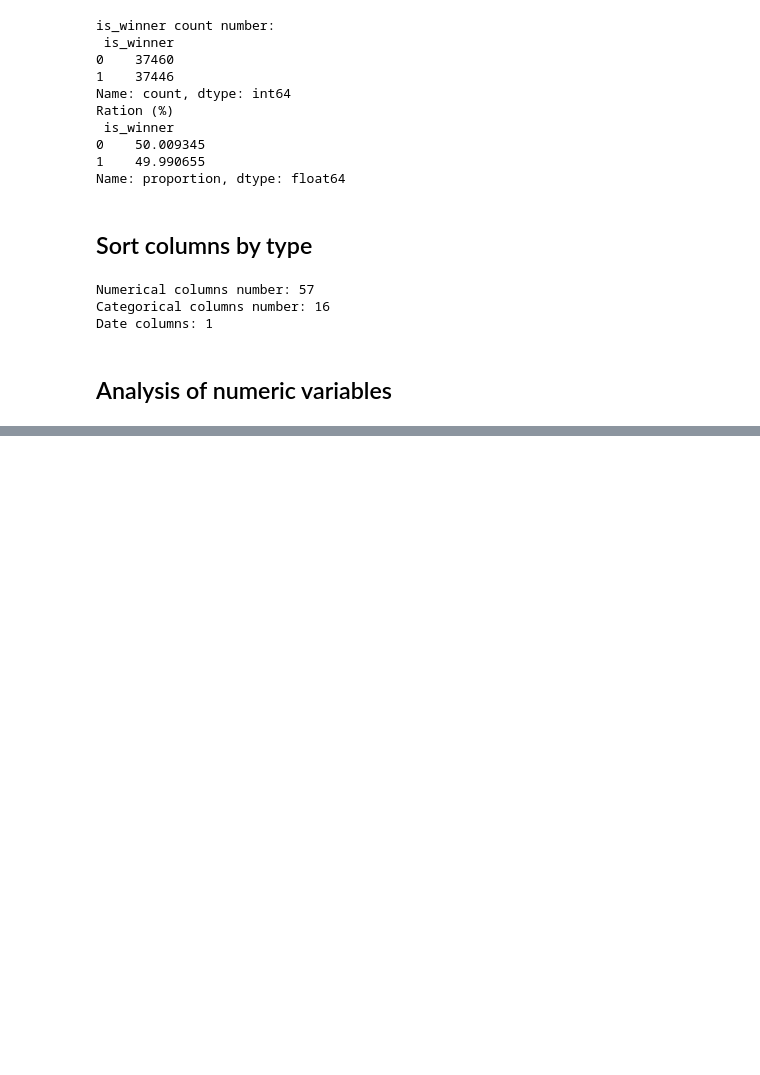
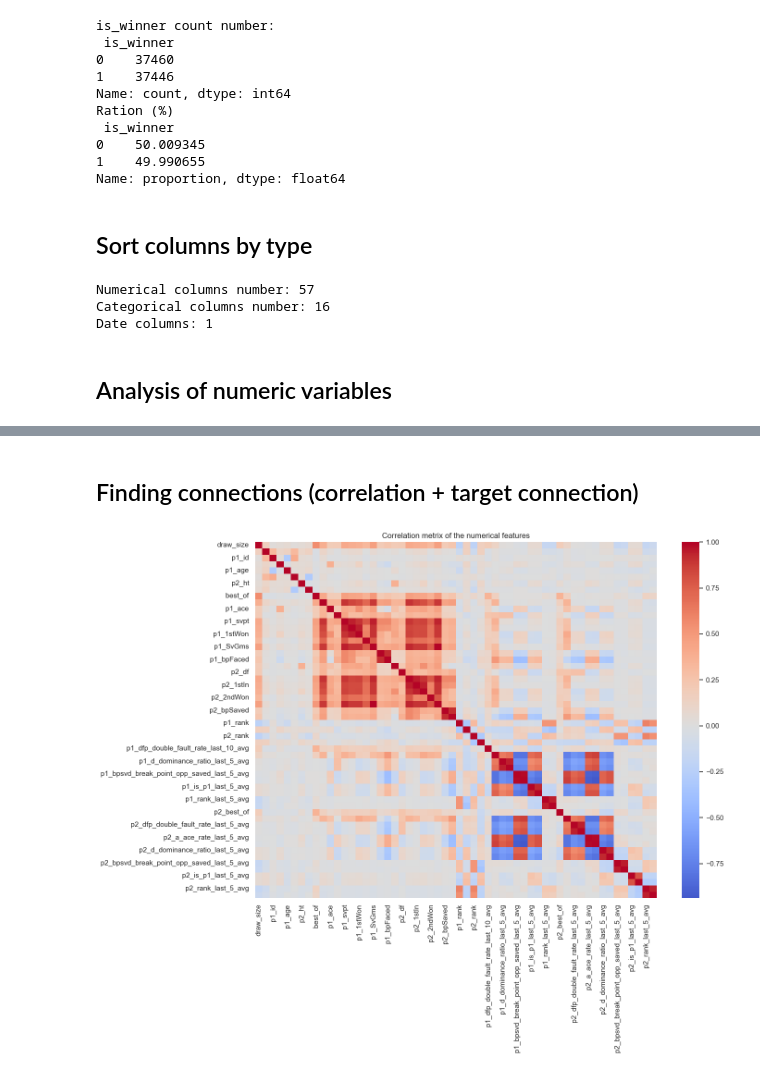
Before and after one commit to DanielSzakacs/PR2_DE_Tennis_Players, a Jupyter notebook: notebooks/03_EDA.ipynb, the cells around one changed output, grey strips where cells are left out. Drawn from its saved outputs; the diff is of its cells as text; code cells hidden in the pictures; blank space fills up the shorter version.

```diff
--- a/notebooks/03_EDA.ipynb
+++ b/notebooks/03_EDA.ipynb
@@ -240,0 +211,7 @@ is_winner
+# %% [markdown]
+## Finding connections (correlation + target connection)
+# %%
+reload(plot_utils)
+plot_utils.visualize_numeric_correlations(df, "is_winner")
+# %% [output]
+[figure, added]
```
Also changed, not shown: parts of 17 cells of this notebook.
